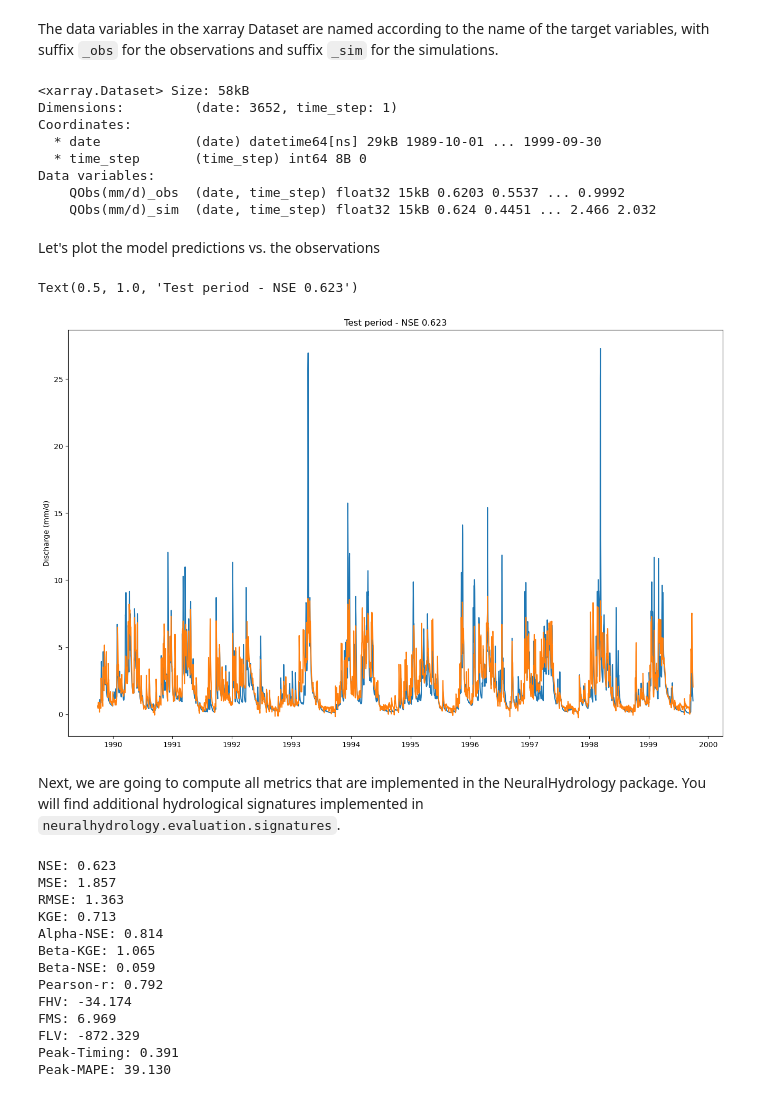
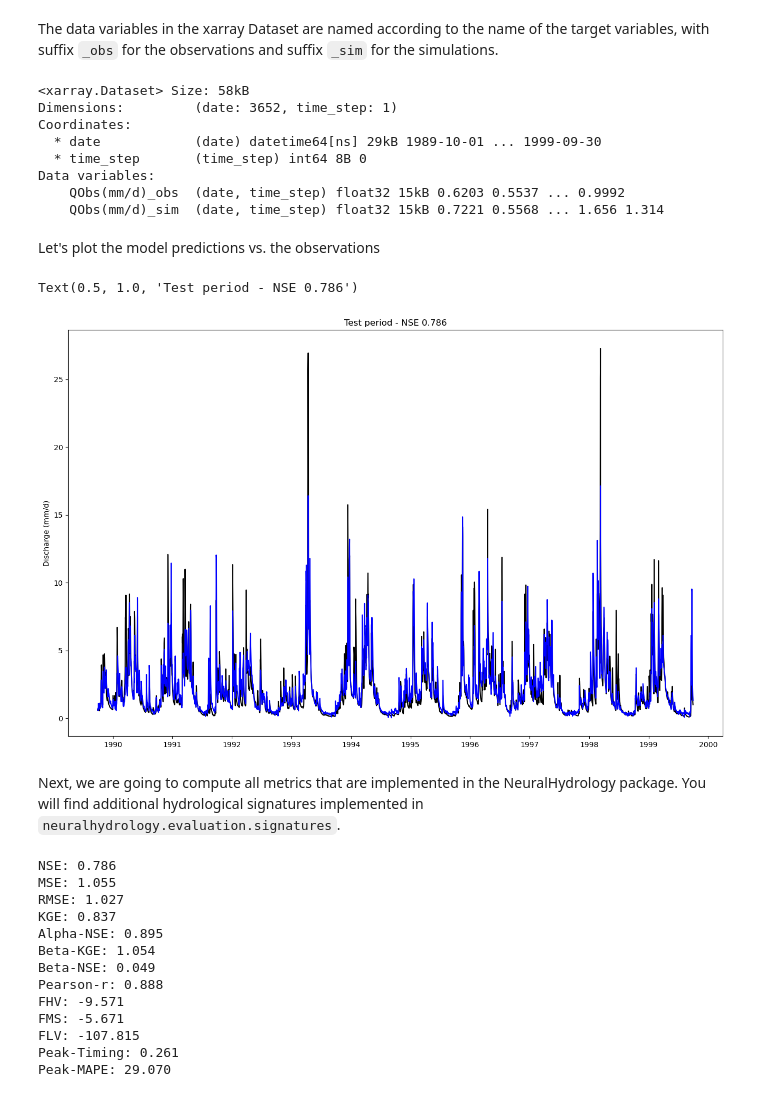
Before and after one commit to ascheliga/neuralhydrology, a Jupyter notebook: examples/01-Introduction/Introduction.ipynb, the cells around one changed output. Saved outputs shown, nothing was run; the diff lists cells and outputs as text; code cells hidden in the pictures.

Commit message:
ran demo model training from bash script

```diff
--- a/examples/01-Introduction/Introduction.ipynb
+++ b/examples/01-Introduction/Introduction.ipynb
@@ -134,11 +140,11 @@ os.chdir('/global/home/users/ann_scheliga/neuralhydrology')
 # %%
-run_dir = Path("/global/scratch/users/ann_scheliga/nh_outputs/test_run_2703_143404")
+run_dir = Path("runs/test_change_exp_name_0204_165321")
 eval_run(run_dir=run_dir, period="test")
 # %% [markdown]
 ### Load and inspect model predictions
 Next, we load the results file and compare the model predictions with observations. The results file is always a pickled dictionary with one key per basin (even for a single basin). The next-lower dictionary level is the temporal resolution of the predictions. In this case, we trained a model only on daily data ('1D'). Within the temporal resolution, the next-lower dictionary level are `xr`(an xarray Dataset that contains observations and predictions), as well as one key for each metric that was specified in the config file.
 # %%
-with open(run_dir / "test" / "model_epoch003" / "test_results.p", "rb") as fp:
+with open(run_dir / "test" / "model_epoch050" / "test_results.p", "rb") as fp:
     results = pickle.load(fp)
 
 results.keys()
@@ -156,22 +162,22 @@ Coordinates:
   * time_step       (time_step) int64 8B 0
 Data variables:
     QObs(mm/d)_obs  (date, time_step) float32 15kB 0.6203 0.5537 ... 0.9992
-    QObs(mm/d)_sim  (date, time_step) float32 15kB 0.624 0.4451 ... 2.466 2.032
+    QObs(mm/d)_sim  (date, time_step) float32 15kB 0.7221 0.5568 ... 1.656 1.314
 # %% [markdown]
 Let's plot the model predictions vs. the observations
 # %%
 # extract observations and simulations
 qobs = results['01022500']['1D']['xr']['QObs(mm/d)_obs']
 qsim = results['01022500']['1D']['xr']['QObs(mm/d)_sim']
 
 fig, ax = plt.subplots(figsize=(16,10))
-ax.plot(qobs['date'], qobs)
-ax.plot(qsim['date'], qsim)
+ax.plot(qobs['date'], qobs, c='k',label='obs')
+ax.plot(qsim['date'], qsim, c='b',label='sim')
 ax.set_ylabel("Discharge (mm/d)")
 ax.set_title(f"Test period - NSE {results['01022500']['1D']['NSE']:.3f}")
 # %% [output]
-Text(0.5, 1.0, 'Test period - NSE 0.623')
+Text(0.5, 1.0, 'Test period - NSE 0.786')
-[figure, old version]
+[figure, new version]
 # %% [markdown]
 Next, we are going to compute all metrics that are implemented in the NeuralHydrology package. You will find additional hydrological signatures implemented in `neuralhydrology.evaluation.signatures`.
 # %%
@@ -179,16 +185,16 @@ values = metrics.calculate_all_metrics(qobs.isel(time_step=-1), qsim.isel(time_s
 for key, val in values.items():
     print(f"{key}: {val:.3f}")
 # %% [output]
-NSE: 0.623
-MSE: 1.857
-RMSE: 1.363
-KGE: 0.713
-Alpha-NSE: 0.814
-Beta-KGE: 1.065
-Beta-NSE: 0.059
-Pearson-r: 0.792
-FHV: -34.174
-FMS: 6.969
-FLV: -872.329
-Peak-Timing: 0.391
-Peak-MAPE: 39.130
+NSE: 0.786
+MSE: 1.055
+RMSE: 1.027
+KGE: 0.837
+Alpha-NSE: 0.895
+Beta-KGE: 1.054
+Beta-NSE: 0.049
+Pearson-r: 0.888
+FHV: -9.571
+FMS: -5.671
+FLV: -107.815
+Peak-Timing: 0.261
+Peak-MAPE: 29.070
```
Also changed, not shown: parts of 1 cell of this notebook, 3 other files.
